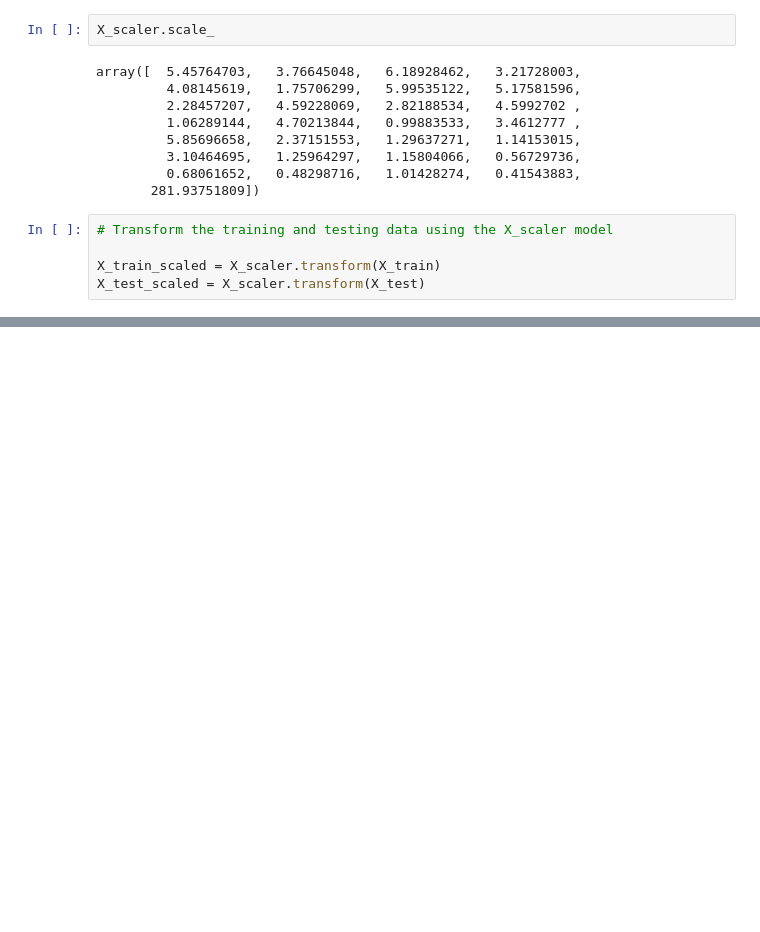
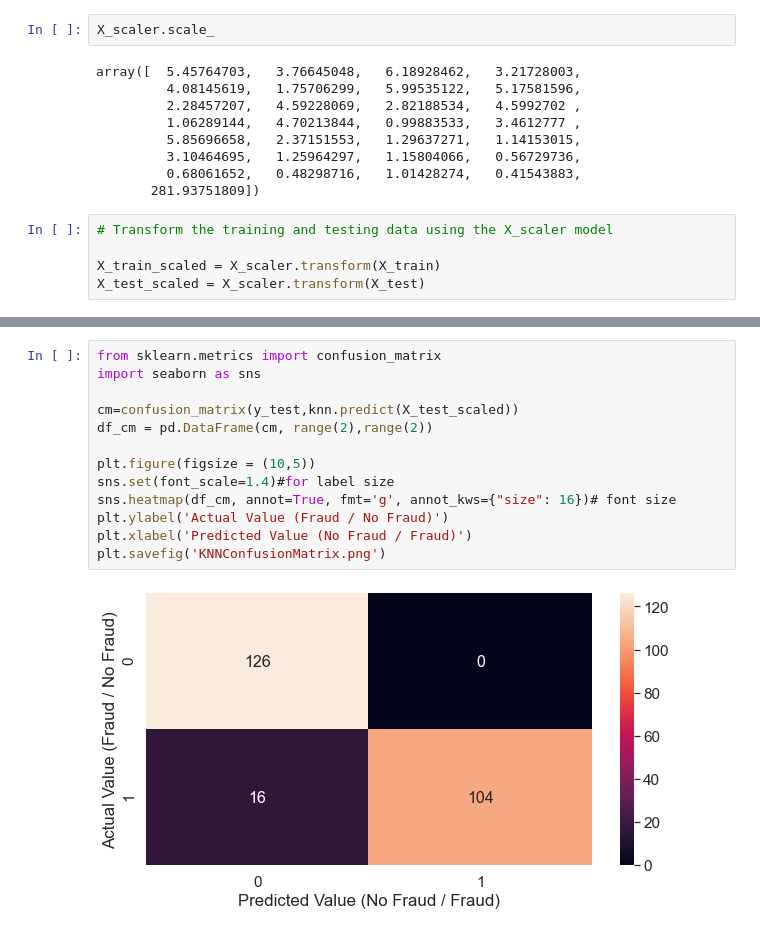
Before and after one commit to Sal-r/Credit-Card-Fraud, a Jupyter notebook: dev/JakeH/KNN_fraud.ipynb, the cells around one changed output, grey strips where cells are left out. Saved outputs shown, nothing was run; the diff lists cells and outputs as text; blank space fills up the shorter version.

Commit message:
confusion matrixes

```diff
--- a/dev/JakeH/KNN_fraud.ipynb
+++ b/dev/JakeH/KNN_fraud.ipynb
@@ -87,0 +88,15 @@ k: 19, Train/Test Score: 0.916/0.935
+# %%
+from sklearn.metrics import confusion_matrix
+import seaborn as sns
+
+cm=confusion_matrix(y_test,knn.predict(X_test_scaled))
+df_cm = pd.DataFrame(cm, range(2),range(2))
+
+plt.figure(figsize = (10,5))
+sns.set(font_scale=1.4)#for label size
+sns.heatmap(df_cm, annot=True, fmt='g', annot_kws={"size": 16})# font size
+plt.ylabel('Actual Value (Fraud / No Fraud)')
+plt.xlabel('Predicted Value (No Fraud / Fraud)')
+plt.savefig('KNNConfusionMatrix.png')
+# %% [output]
+[figure, added]
```
Also changed, not shown: parts of 1 cell of this notebook, 9 other files.
